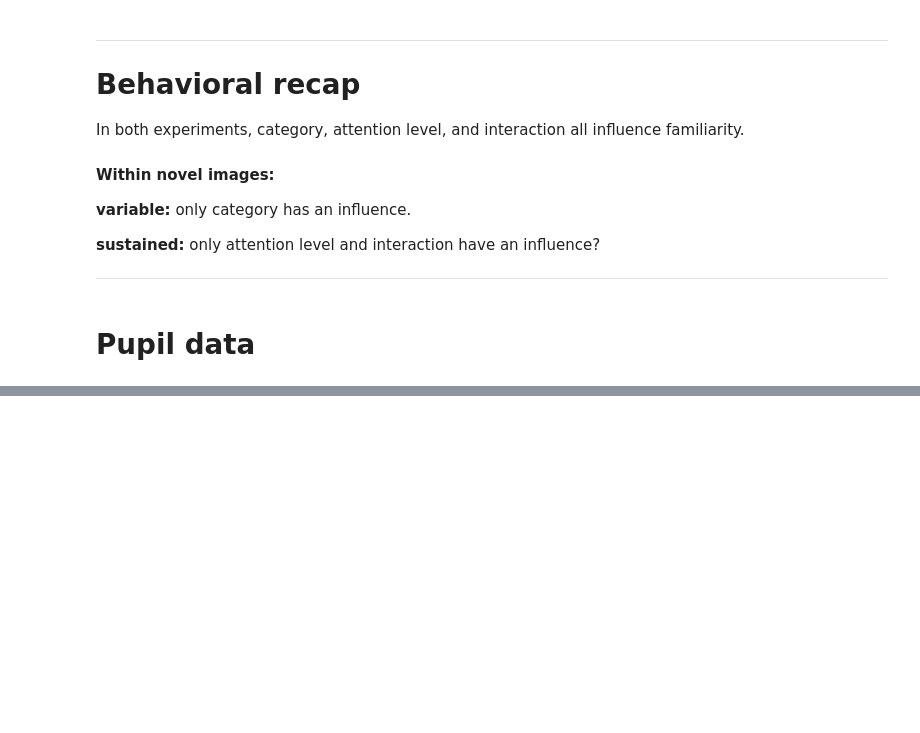
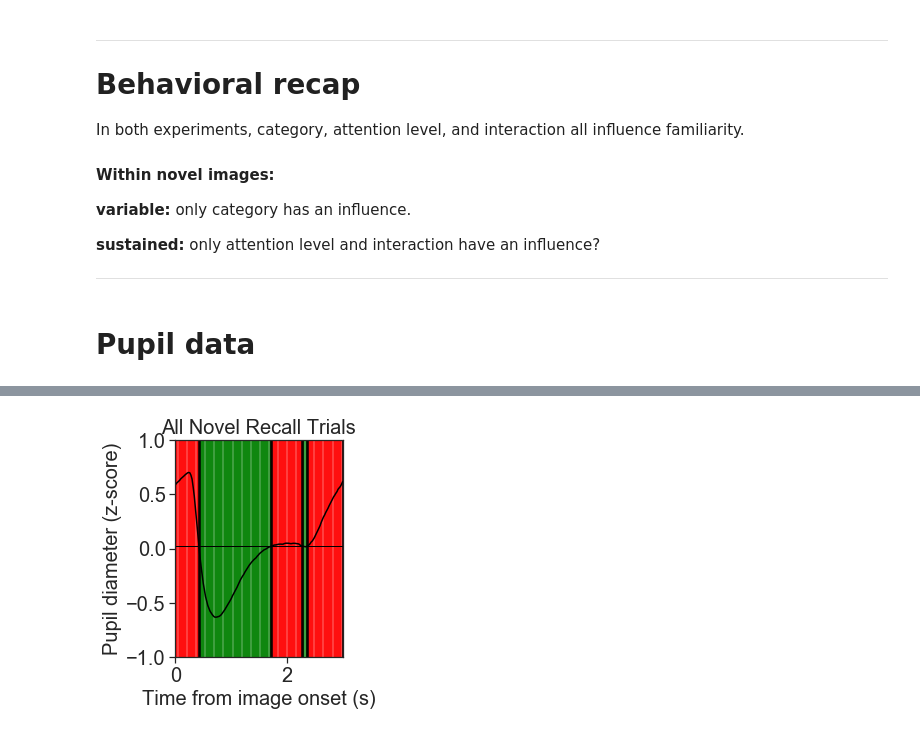
Before and after one commit to ContextLab/pupil-memory-analysis, a Jupyter notebook: code/3_analyze_data.ipynb, the cells around one changed output, grey strips where cells are left out. Saved outputs shown, nothing was run; the diff lists cells and outputs as text; code cells hidden in the pictures; blank space fills up the shorter version.

```diff
--- a/code/3_analyze_data.ipynb
+++ b/code/3_analyze_data.ipynb
@@ -18,11 +18,10 @@ import pingouin
 ### Load data
 # %%
 b     = pd.read_csv('behavioral.csv')
-d_nov = pd.read_csv('d_nov_b.csv')
+d_nov = pd.read_csv('d_nov_MEM_mg_new_b.csv')
 # %% [markdown]
 ### Add last-cued category to memory trials
 # %%
 for idx,x in b[(b['Trial']==9)&(b['Trial Type']=='Presentation')].iterrows():
-    b.loc[(b['UniqueID']==x['UniqueID']) &
-         (b['Run']==x['Run'])
+    b.loc[(b['UniqueID']==x['UniqueID']) &(b['Run']==x['Run'])
          &(b['Trial Type']=='Memory'),'Cued Category'] = x['Cued Category']
@@ -420,0 +132,93 @@ FA4:CategoryPlace -0.33453678 0.17436114 128.5557 -1.91864306 0.057246430
+# %%
+# group gaze data by experiment, participant, time, attention level
+attn_group = d_nov.groupby(['Experiment','UniqueID','Time',
+                            'Attention Level'], as_index=False).mean()
+
+plt.figure(figsize=(3, 4));
+
+# group prev seen images by participant and timepoint
+data=attn_group[(attn_group['Attention Level'].isin(['Full',
+                                                     'Category',
+                                                     'Side',
+                                                     'None']))].groupby(['UniqueID','Time'], as_index=False).mean()
+
+
+# sub_mean df has mean across all participants at each timepoint
+sub_mean = data.groupby(['Time'],as_index=False).mean()
+
+# obtain pup_mean, the mean pupil value across all timepoints (average of sub_mean)
+pup_mean = sub_mean['Interp'].mean()
+
+# label each timepoint in sub_mean as above, below, or equal to pup_mean
+sub_mean['mean_divide'] = np.nan
+sub_mean.loc[sub_mean['Interp']<pup_mean, 'mean_divide'] = 0
+sub_mean.loc[sub_mean['Interp']>pup_mean, 'mean_divide'] = 2
+sub_mean.loc[sub_mean['Interp']==pup_mean, 'mean_divide'] = 1
+mean_div_list = list(sub_mean['mean_divide'])
+
+# for each labeled timepoint
+for idx,x in enumerate(mean_div_list):
+
+    # if its label does not match the timepoints immediately to its right and left
+    # switch its label to match its neighbors
+    if x != mean_div_list[idx-1] and x!= mean_div_list[idx+1]:
+        if mean_div_list[idx-1] == mean_div_list[idx+1]:
+            mean_div_list[idx] = mean_div_list[idx+1]
+            print('fixed one at index:'+str(idx))
+        else:
+            print("issue!")
+
+# add updated timepoint labels to sub_mean df
+sub_mean['mean_divide'] = mean_div_list
+
+# for every row (ie every timepoint) color by timepoint label
+for row in sub_mean[sub_mean['mean_divide']==0].iterrows():
+    plt.vlines(row[1]['Time'], -1,1, color='green')
+
+for row in sub_mean[sub_mean['mean_divide']==2].iterrows():
+    plt.vlines(row[1]['Time'], -1,1, color='red')
+
+for row in sub_mean[sub_mean['mean_divide']==1].iterrows():
+    plt.vlines(row[1]['Time'], -1,1, color='black')
+
+# MAKE BINS --> bin timepoints by timepoint labels
+
+# initialize first bin at timepoint 0
+bins=[0]
+
+# for each point where labels change,
+# record the two timepoints on noth sides of the switch
+for idx,row in sub_mean.iterrows():
+    if idx != 0:
+        if row['mean_divide']!=sub_mean['mean_divide'][idx-1]:
+            bins.append(sub_mean['Time'][idx-1])
+            bins.append(row['Time'])
+
+# end last bin at last timepoint
+bins.append(3)
+
+# make bin times df and save to csv
+key_name = 'Both'; filename = 'all_prev_seen_memory_bins.csv'
+bin_df = pd.DataFrame({key_name:bins})
+bin_df.to_csv(filename)
+
+# for each bin edgepoint
+for b in bins:
+
+    # plot a black line
+    plt.vlines(b, -1,1, color='black')
+
+# also plot pup_mean as a horizontal line
+plt.hlines(pup_mean, 0, 3, color='black', linewidth=1)
+
+# and plot sub_mean as pupillary timecourse
+sb.lineplot(x='Time', y='Interp', data=sub_mean, color='black')
+plt.title('All Novel Recall Trials', size=20)
+plt.xlim((0 , 3)); plt.ylim((-1, 1)); plt.tick_params(labelsize=20)
+plt.xlabel("Time from image onset (s)", size = 20); plt.ylabel("Pupil diameter (z-score)", size = 20)
+
+name = 'all_prev_seen_memory_Red_Green.pdf'
+plt.savefig(name)
+plt.show()
+# %% [output]
+[figure, added]
```
Also changed, not shown: parts of 44 cells of this notebook.
